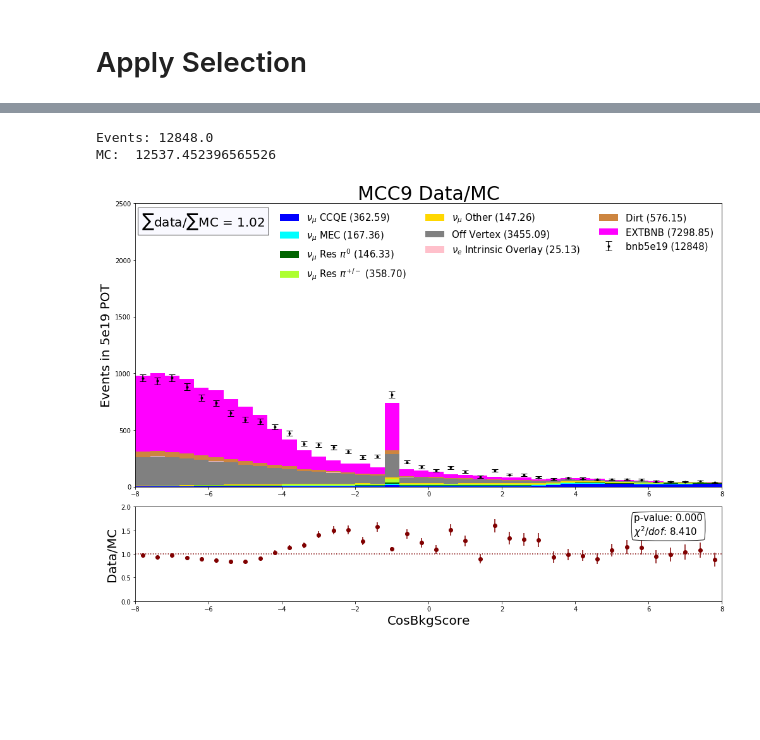
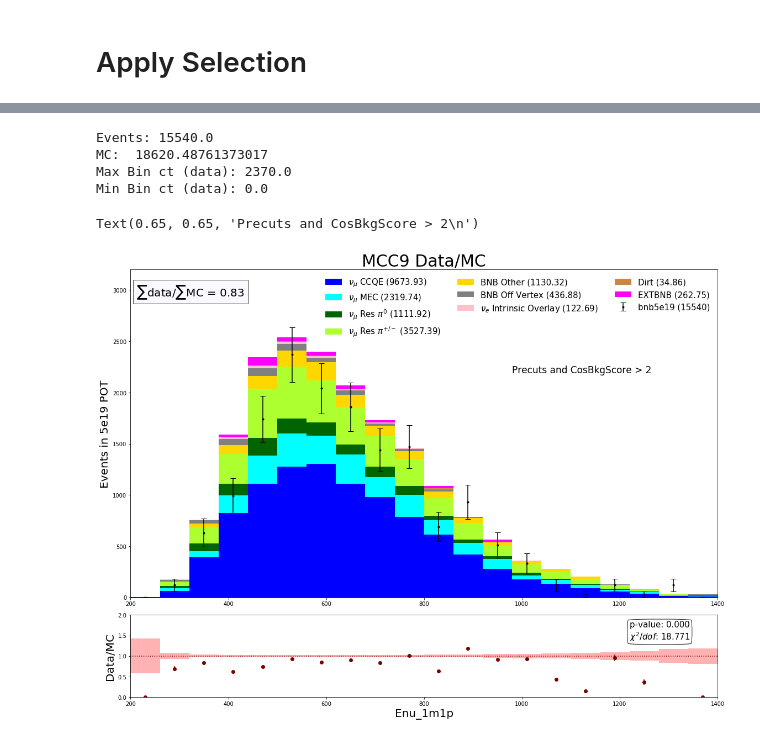
Before and after one commit to LArbys/1L1PSelection, a Jupyter notebook: DL_1mu1p_selection-prime.ipynb, the cells around one changed output, grey strips where cells are left out. Cells and saved outputs as stored; diff of their text form; code cells hidden in the pictures; blank space fills up the shorter version.

```diff
--- a/DL_1mu1p_selection-prime.ipynb
+++ b/DL_1mu1p_selection-prime.ipynb
@@ -89,13 +115,13 @@ DIRT_POT = 3.2571504301e+20
 NUMU_POT = 1.219190611900899e+21
 NUE_POT = 1.31390317541e+23
 
-# As of Jan 20
-DATA_POT = 3.456e+19
+# As of feb 14 (NEED TO XCHECK DATA POT)
+DATA_POT = 4.4e19    #3.456e+19
 EXT_POT = (12315978.0) / float (7704849.0) * DATA_POT# 14542235.0 / 10640228.0 * DATA_POT
 
 # in future, find (negligible) emptyboys
 
-POT_SCALE_FACTOR = DATA_POT
+POT_SCALE_FACTOR = 13.2e20
 
 NUMU_SCALE = POT_SCALE_FACTOR / float(NUMU_POT)
 NUE_SCALE = POT_SCALE_FACTOR / float(NUE_POT)
@@ -244,10 +339,14 @@ Text(0.75, 0.6, 'Fiducial, Two-Track,and \nContainment Cuts Applied')
 # Apply Selection
 # %%
 # We're doing things different now! Load up the weights themselves.
-with open('/home/dcianci/Physics/1e1p/1mu1pSelection/bdtweights_1mu1p_sparsenet_vd2.pickle','rb') as handle: [cosmicBDT,nubkgBDT] = pickle.load(handle)          # Load BDT weights for 1mu1p background differentiation
+with open('/home/dcianci/Physics/1e1p/1mu1pSelection/bdtweights_1mu1p_sparsenet_vd3.pickle','rb') as handle: cosmicBDT,nubkgBDT = pickle.load(handle)          # Load BDT weights for 1mu1p background differentiation
 
-#jarretvars = ['SphB_1m1p','PzEnu_1m1p','BjXB_1m1p','BjYB_1m1p','Proton_ThetaRecoB_1m1p','Muon_ThetaRecoB_1m1p','Eta','OpenAngB_1m1p','PT_1m1p']
-#jarretvars = ['BjXB_1m1p','BjYB_1m1p','PT_1m1p','SphB_1m1p','Proton_ThetaRecoB_1m1p','Muon_ThetaRecoB_1m1p','Eta','Q0_1m1p','Q3_1m1p','ChargeNearTrunk','Phis','ThetasB_1m1p','LongTrackLen','PTRat_1m1p','PzEnu_1m1p','Lepton_dQdx']
-#jarretvars = ['BjXB_1m1p','BjYB_1m1p','PT_1m1p','SphB_1m1p','Proton_ThetaRecoB_1m1p','Muon_ThetaRecoB_1m1p','Eta','Q0_1m1p','Q3_1m1p','ChargeNearTrunk','Phis','LongTrackLen','PTRat_1m1p','PzEnu_1m1p']
-jarretvars = ['Enu_1m1p','Eta','ChargeNearTrunk','OpenAngB_1m1p','PTB_1m1p','AlphaTB_1m1p','BjXB_1m1p','BjYB_1m1p','SphB_1m1p','PzEnu_1m1p','Q0_1m1p','Q3_1m1p','ThetasB_1m1p','PhisB_1m1p','PTRat_1m1p','LongTrackLen','Proton_PhiRecoB_1m1p','Proton_ThetaRecoB_1m1p']
+vars_vd3B = ['Eta','ChargeNearTrunk','OpenAngB_1m1p','PTB_1m1p','AlphaTB_1m1p','BjXB_1m1p','BjYB_1m1p','SphB_1m1p','PzEnu_1m1p','Q0_1m1p','Q3_1m1p','ThetasB_1m1p','PhisB_1m1p','PTRat_1m1p','LongTrackLen']
+vars_vd3 = ['Eta','ChargeNearTrunk','OpenAng','PT_1m1p','AlphaT_1m1p','BjX_1m1p','BjY_1m1p','Sph_1m1p','PzEnu_1m1p','Q0_1m1p','Q3_1m1p','Thetas','Phis','PTRat_1m1p','LongTrackLen']
+vars_vd4 = ['Eta','ChargeNearTrunk','OpenAng','PT_1m1p','AlphaT_1m1p','BjX_1m1p','BjY_1m1p','Sph_1m1p','PzEnu_1m1p','Q0_1m1p','Q3_1m1p','Thetas','Phis','PTRat_1m1p','LongTrackLen','TotPE','MaxPEFrac']
+
+
+vars_cos_vd0 = ['ChargeNearTrunk','OpenAng','PzEnu_1m1p','Thetas','Sph_1m1p','Lepton_PhiReco','Proton_PhiReco','LongTrackLen']
+
+myvars = vars_vd3B
 # %%
@@ -388,20 +503,29 @@ MC:  20361.659195444456
 # %%
-vartest = 'CosBkgScore'
-var_offvtx = df_offvtx_numu_presel[vartest].values
-var_ccqe = df_CCQE_numu_presel[vartest].values
-var_mec = df_MEC_numu_presel[vartest].values
-var_pizero = df_pizero_numu_presel[vartest].values
-var_piplusminus = df_piplusminus_numu_presel[vartest].values
-var_other = df_other_numu_presel[vartest].values
-var_nue = df_nue_presel[vartest].values
-var_ext = df_ext_presel[vartest].values
-var_data = df_data_presel[vartest].values
-var_dirt = df_dirt_presel[vartest].values
+vartest = 'Enu_1m1p'
+varname = vartest
+myrange = (200,1400)
+nbins = 20
+#cov = np.genfromtxt('../data/CovMatrices/covar_postsel_set1__nu_energy_reco.txt',delimiter=',')
+legpos = 0
 
-fig,ax = plt.subplots(figsize=(14,10))
-ax0 = distplot_wratio(40,(-8,8),[var_ccqe,var_mec,var_pizero,var_piplusminus,var_other,var_offvtx,var_nue,var_dirt,var_ext],var_data,weights_data_presel,vartest,2.5e3,True)
-#ax0.annotate('Bump Cut',xy=(.72,.65), xycoords='axes fraction',fontsize=18)
+var_offvtx = df_bnb_offvtx_sel[vartest].values
+var_ccqe = df_numu_CCQE_sel[vartest].values
+var_mec = df_numu_MEC_sel[vartest].values
+var_pizero = df_numu_pizero_sel[vartest].values
+var_piplusminus = df_numu_piplusminus_sel[vartest].values
+var_other = df_bnb_other_sel[vartest].values
+var_nue = df_nue_sel[vartest].values
+var_ext = df_ext_sel[vartest].values
+var_data = df_data_sel[vartest].values
+var_dirt = df_dirt_sel[vartest].values
+
+fig,ax = plt.subplots(figsize=(16,12))
+ax0 = distplot_wratio(nbins,myrange,[var_ccqe,var_mec,var_pizero,var_piplusminus,var_other,var_offvtx,var_nue,var_dirt,var_ext],var_data,weights_data_sel,varname)
+ax0.annotate(s_ano_simple,xy=(.65,.65), xycoords='axes fraction',fontsize=17)
 # %% [output]
-Events: 12848.0
-MC:  12537.452396565526
+Events: 15540.0
+MC:  18620.48761373017
+Max Bin ct (data): 2370.0
+Min Bin ct (data): 0.0
+Text(0.65, 0.65, 'Precuts and CosBkgScore > 2\n')
-[figure, old version]
+[figure, new version]
```
Also changed, not shown: parts of 83 cells of this notebook, 2 other files.
